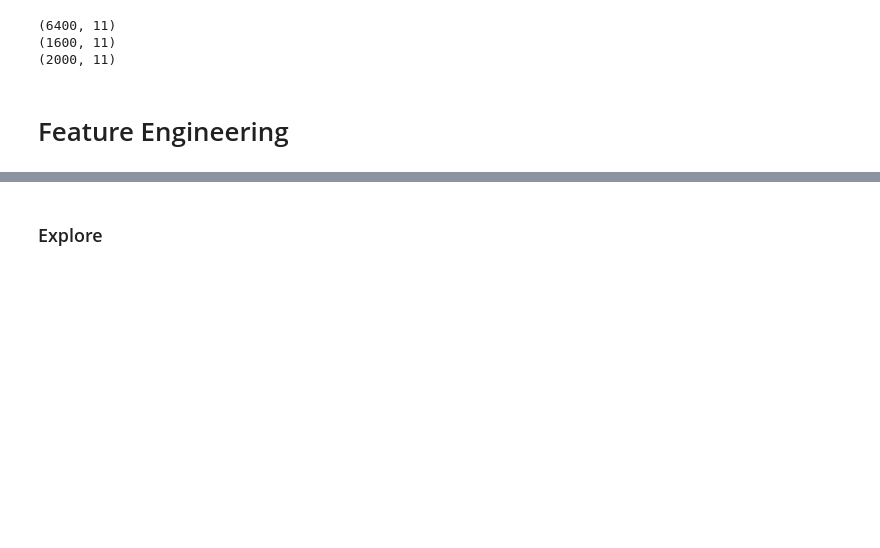
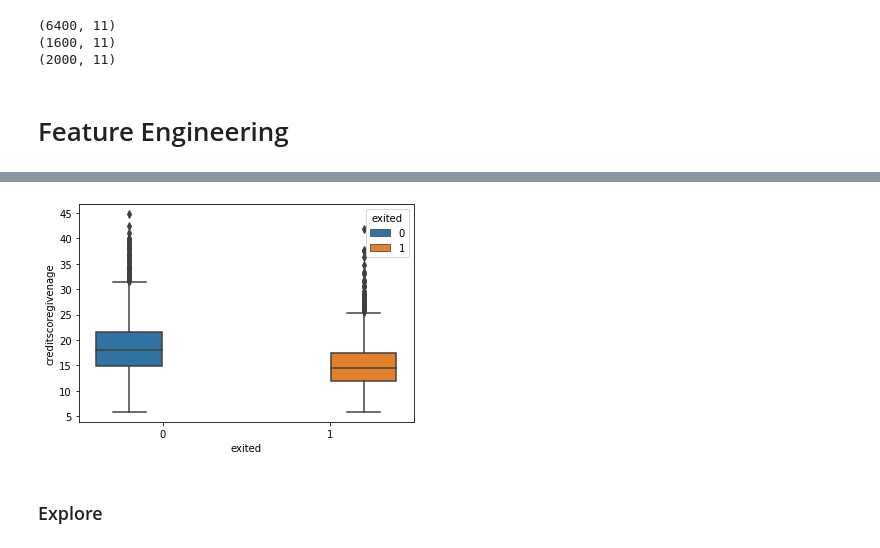
Before and after one commit to rajaramgautam/bank_churn_prediction, a Jupyter notebook: bank_churn_prediction.ipynb, the cells around one changed output, grey strips where cells are left out. Drawn from its saved outputs; the diff is of its cells as text; code cells hidden in the pictures; blank space fills up the shorter version.

```diff
--- a/bank_churn_prediction.ipynb
+++ b/bank_churn_prediction.ipynb
@@ -262,3 +283,11 @@ print(test.shape)
+# %%
+'''Lastly we introduce a varaible to capture credit score given age to take into account credit behaviour visavis
+adult life'''
+train['creditscoregivenage'] = train.creditscore/train.age
+sns.boxplot(y = 'creditscoregivenage', x = 'exited', hue = 'exited', data = train)
+plt.show()
+# %% [output]
+[figure, added]
 # %% [markdown]
 ### Explore
 # %% [markdown]
```
Also changed, not shown: parts of 30 cells of this notebook.
